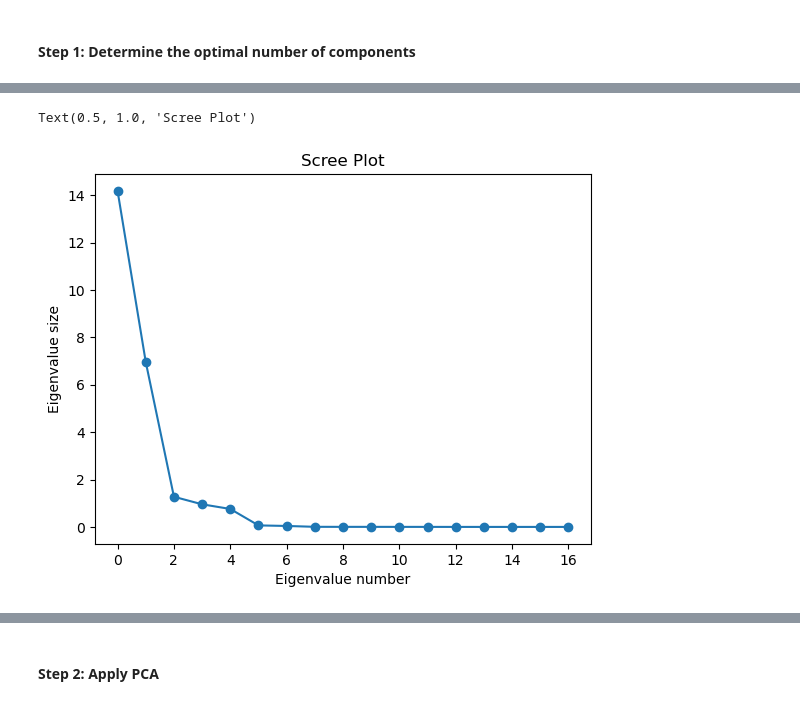
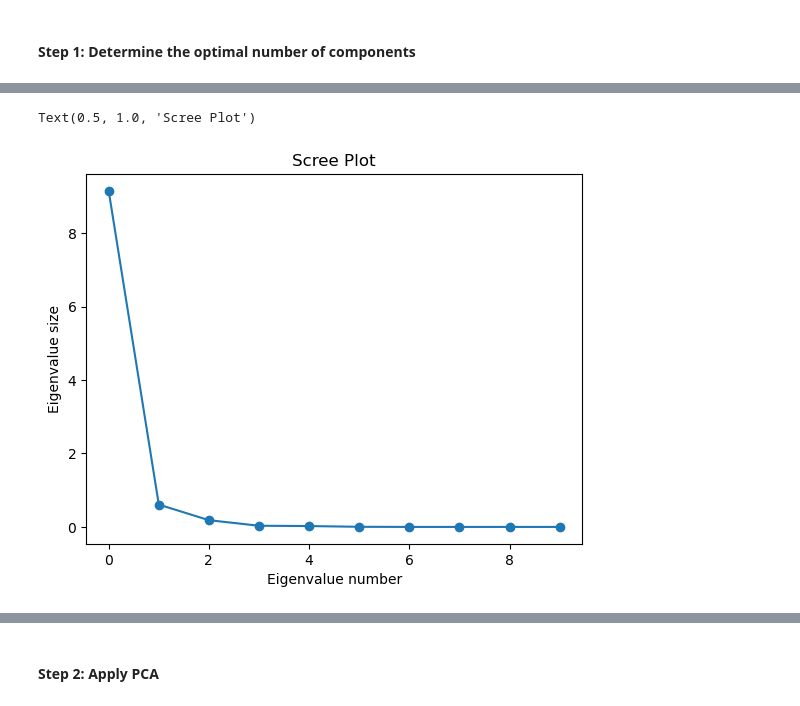
Before and after one commit to AmelBenSi/ML_Models_for_Predicting_Atmospheric_Emissions, a Jupyter notebook: src/pca.ipynb, the cells around one changed output, grey strips where cells are left out. Drawn from its saved outputs; the diff is of its cells as text; code cells hidden in the pictures.

Commit message:
pca code with graphs

```diff
--- a/src/pca.ipynb
+++ b/src/pca.ipynb
@@ -120,0 +65,25 @@ df_proc.columns[1]
+# %%
+# Remove the outliers
+def removeOutliers(data, col):
+    Q3 = np.quantile(data[col], 0.75)
+    Q1 = np.quantile(data[col], 0.25)
+    IQR = Q3 - Q1
+
+    print("IQR value for column %s is: %s" % (col, IQR))
+    global outlier_free_list
+    global filtered_data
+
+    lower_range = Q1 - 1.5 * IQR
+    upper_range = Q3 + 1.5 * IQR
+    outlier_free_list = [x for x in data[col] if (
+        (x > lower_range) & (x < upper_range))]
+    filtered_data = data.loc[data[col].isin(outlier_free_list)]
+
+
+for i in df_proc.columns[2:]:
+      if i == df_proc.columns[2:][0]:
+          removeOutliers(df_proc, i)
+      else:
+          removeOutliers(filtered_data, i)
+
+df_proc = filtered_data
@@ -120,0 +101,4 @@ df_proc.columns[1]
+# %%
+# Extract Location column to separate variable and delete Borough and Toid columns
+y = df_proc['Location_ExactCut']
+df_proc.drop(['Location_ExactCut', 'Toid'], axis=1, inplace=True)
@@ -123,6 +124,0 @@ df_proc.columns[1]
-# %%
-# Encoding Pollutants
-encoder = LabelEncoder()
-df_proc['Pollutant'] = encoder.fit_transform(df_proc['Pollutant'])
-df_proc['Pollutant'].unique()
-df_encoded = df_proc.copy()
@@ -178,3 +125,7 @@ plt.show()'''
+# %%
+# Scaling the data
+std_scaler = StandardScaler()
+df_scaled = std_scaler.fit_transform(df_proc)
 # %% [markdown]
 ## PCA model for dimensionality Reduction and Data Exploration
 # %% [markdown]
@@ -212,13 +133,12 @@ plt.tight_layout()
 # %%
-# Perform Principal Component Analysis (PCA) on the scaled dataset
-# The Scree Plot visualizes the eigenvalues (explained variance) of each principal component
+# Generate Scree Plot
 pca = PCA()
-x = pca.fit_transform(scaled_df)
+x = pca.fit_transform(df_scaled)
 explained_variance = pca.explained_variance_ratio_
 plt.plot(pca.explained_variance_, marker='o')
 plt.xlabel("Eigenvalue number")
 plt.ylabel("Eigenvalue size")
 plt.title("Scree Plot")
 # %% [output]
 Text(0.5, 1.0, 'Scree Plot')
-[figure, old version]
+[figure, new version]
```
Also changed, not shown: parts of 41 cells of this notebook.
